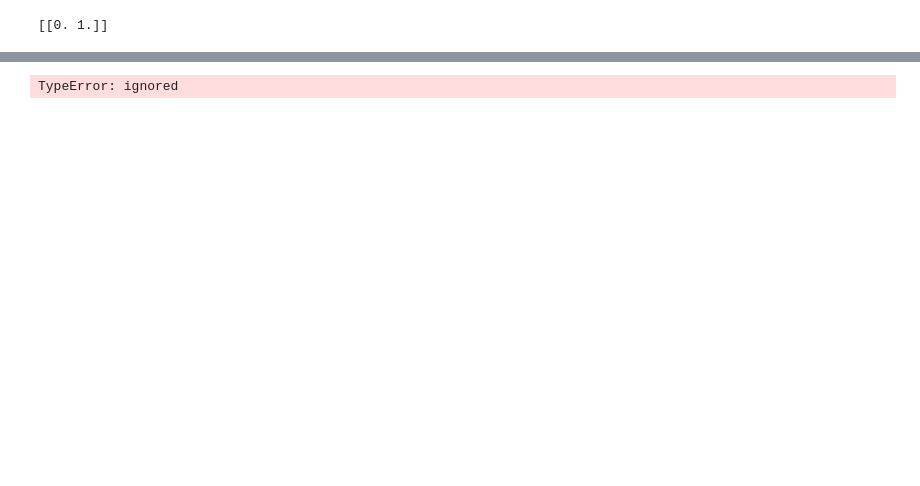
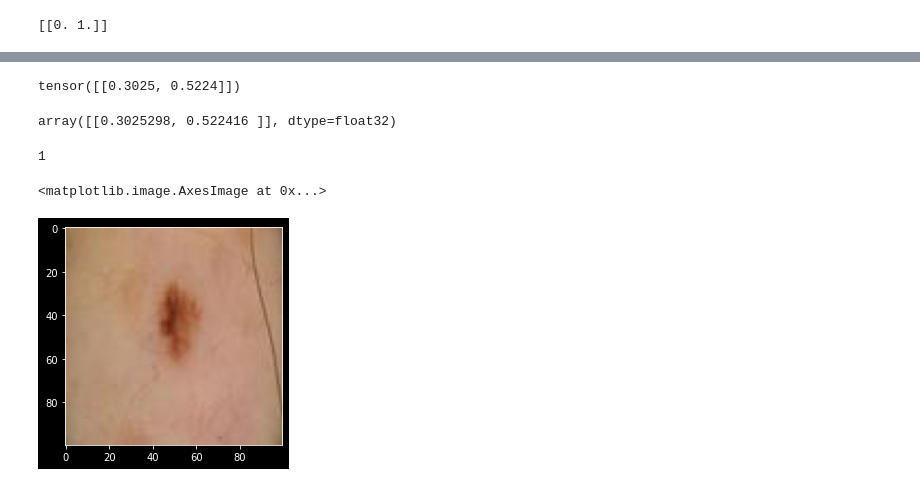
Before and after one commit to gabriellycristine1/Projetos-e-atividades-em-PYTHON, a Jupyter notebook: PROJETO_FINALIZADO.ipynb, the cells around one changed output, grey strips where cells are left out. Saved outputs shown, nothing was run; the diff lists cells and outputs as text; code cells hidden in the pictures; blank space fills up the shorter version.

```diff
--- a/PROJETO_FINALIZADO.ipynb
+++ b/PROJETO_FINALIZADO.ipynb
@@ -352,8 +350,9 @@ zip_object = zipfile.ZipFile(file = path, mode='r')
 zip_object.extractall('./')
 zip_object.close()
 # %%
-img = Image.open('/content/melanoma_cancer_dataset-20220802T172035Z-001/melanoma_cancer_dataset/test/benign/melanoma_9611.jpg')
+img = Image.open('/content/melanoma_cancer_dataset-20220802T172035Z-001/melanoma_cancer_dataset/test/benign/melanoma_9628.jpg')
 img_np = np.array(img, 'uint8')
+img_np = np.expand_dims(img_np,axis=0)
 # %%
 img_np.shape
 # %% [output]
@@ -385,4 +364,0 @@ def dados_imagem():
-# %%
-rec = dados_imagem()
-# %% [output]
-TypeError: ignored
@@ -388,0 +367,19 @@ TypeError: ignored
+# %%
+prev = torch.tensor(reconhecedor)
+x_rand = torch.rand_like(prev, dtype=torch.float)
+print(x_rand)
+# %% [output]
+tensor([[0.3025, 0.5224]])
+# %%
+x_rand1 = np.array(x_rand)
+x_rand1
+# %% [output]
+array([[0.3025298, 0.522416 ]], dtype=float32)
+# %%
+pred_class = np.argmax(x_rand1)
+print(pred_class)
+plt.imshow(img)
+# %% [output]
+1
+<matplotlib.image.AxesImage at 0x...>
+[figure, added]
```
Also changed, not shown: parts of 19 cells of this notebook.
